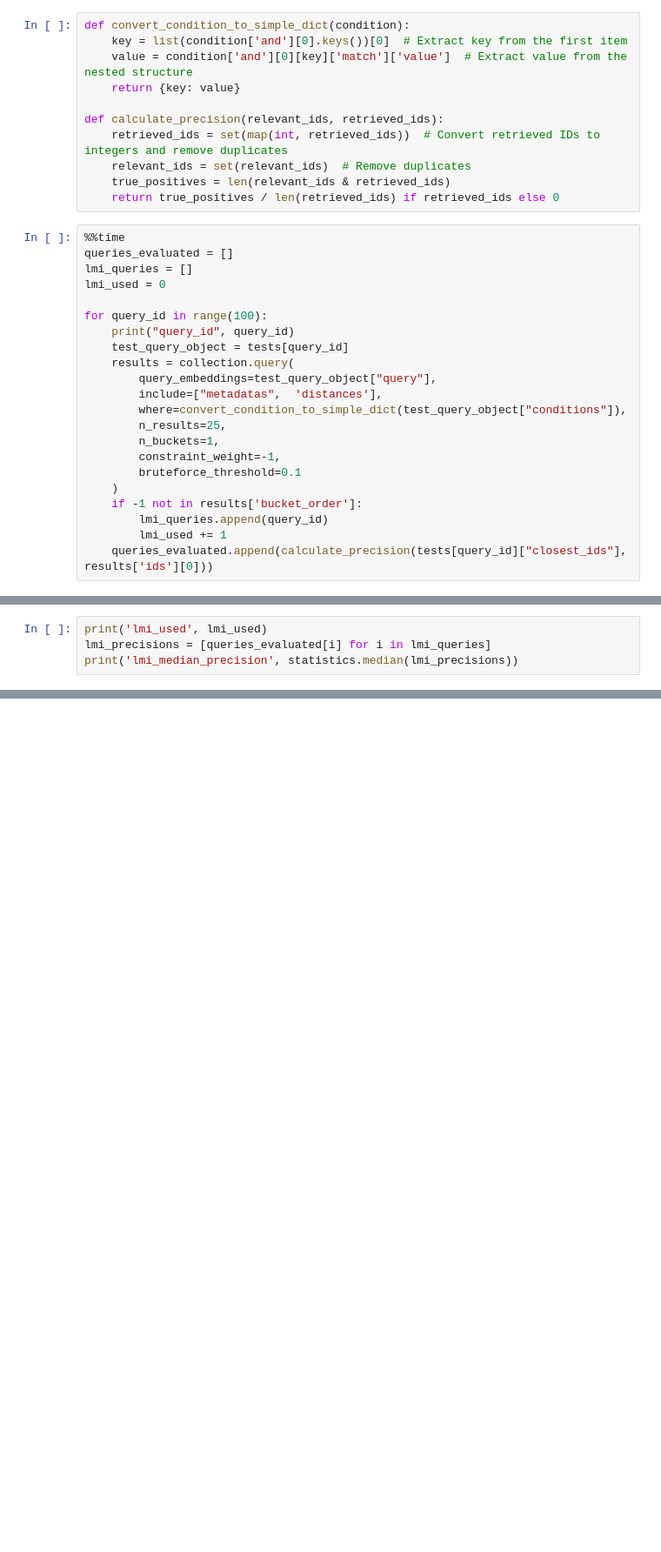
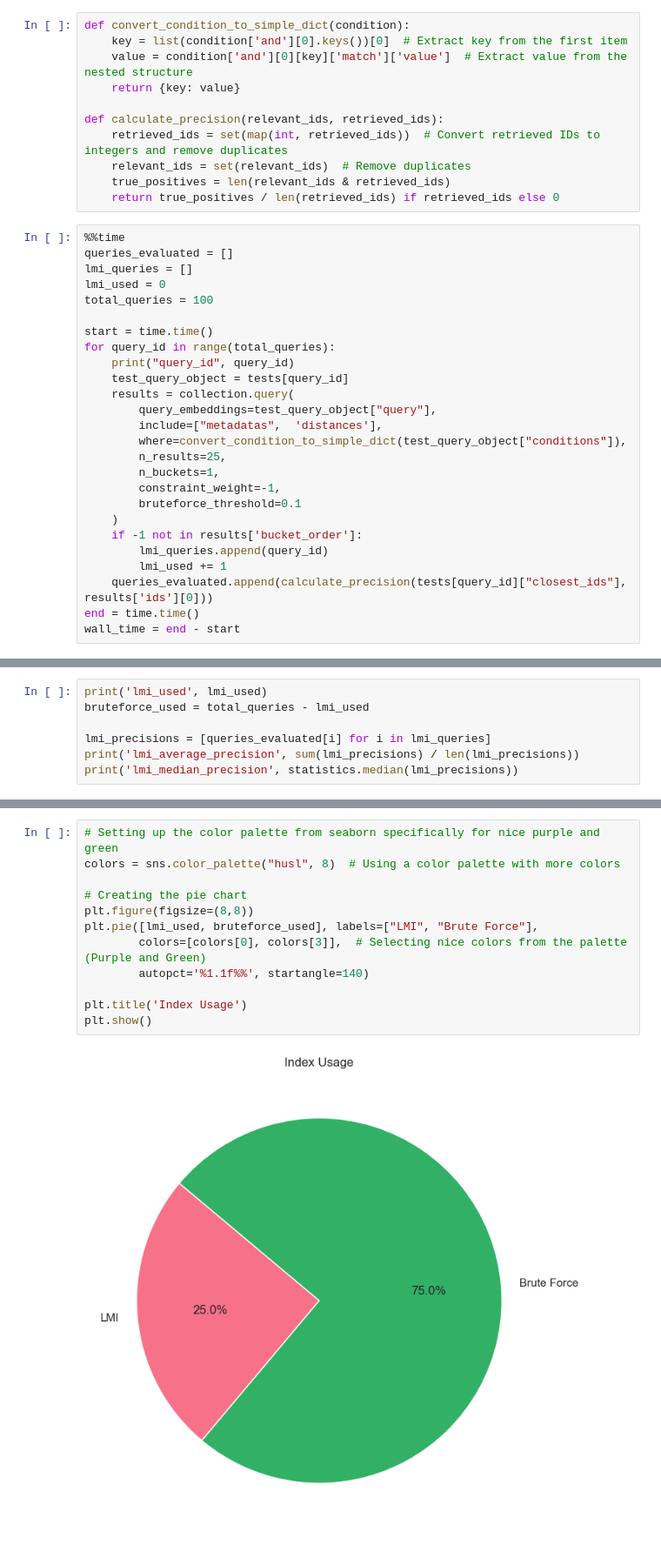
Before and after one commit to Zovi343/lvd, a Jupyter notebook: lmi_examples/query_hm.ipynb, the cells around one changed output, grey strips where cells are left out. Shown at 87% size. Saved outputs shown, nothing was run; the diff lists cells and outputs as text; blank space fills up the shorter version.

```diff
--- a/lmi_examples/query_hm.ipynb
+++ b/lmi_examples/query_hm.ipynb
@@ -109,8 +218,10 @@ def calculate_precision(relevant_ids, retrieved_ids):
 queries_evaluated = []
 lmi_queries = []
 lmi_used = 0
+total_queries = 100
 
-for query_id in range(100):
+start = time.time()
+for query_id in range(total_queries):
     print("query_id", query_id)
     test_query_object = tests[query_id]
     results = collection.query(
@@ -126,3 +237,5 @@ for query_id in range(100):
         lmi_queries.append(query_id)
         lmi_used += 1
     queries_evaluated.append(calculate_precision(tests[query_id]["closest_ids"], results['ids'][0]))
+end = time.time()
+wall_time = end - start
@@ -129,4 +244,7 @@ for query_id in range(100):
 # %%
 print('lmi_used', lmi_used)
+bruteforce_used = total_queries - lmi_used
+
 lmi_precisions = [queries_evaluated[i] for i in lmi_queries]
+print('lmi_average_precision', sum(lmi_precisions) / len(lmi_precisions))
 print('lmi_median_precision', statistics.median(lmi_precisions))
@@ -139,0 +287,14 @@ print("Median precision: ", statistics.median(queries_evaluated))
+# %%
+# Setting up the color palette from seaborn specifically for nice purple and green
+colors = sns.color_palette("husl", 8)  # Using a color palette with more colors
+
+# Creating the pie chart
+plt.figure(figsize=(8,8))
+plt.pie([lmi_used, bruteforce_used], labels=["LMI", "Brute Force"],
+        colors=[colors[0], colors[3]],  # Selecting nice colors from the palette (Purple and Green)
+        autopct='%1.1f%%', startangle=140)
+
+plt.title('Index Usage')
+plt.show()
+# %% [output]
+[figure, added]
```
Also changed, not shown: parts of 26 cells of this notebook, 1 other file.
